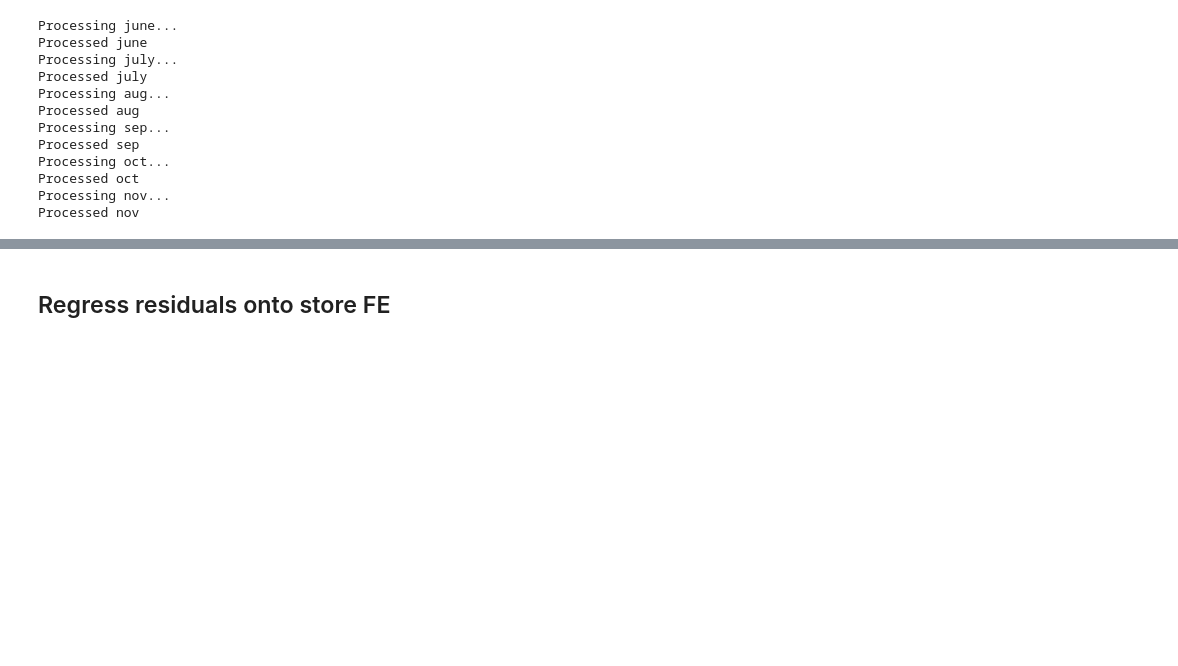
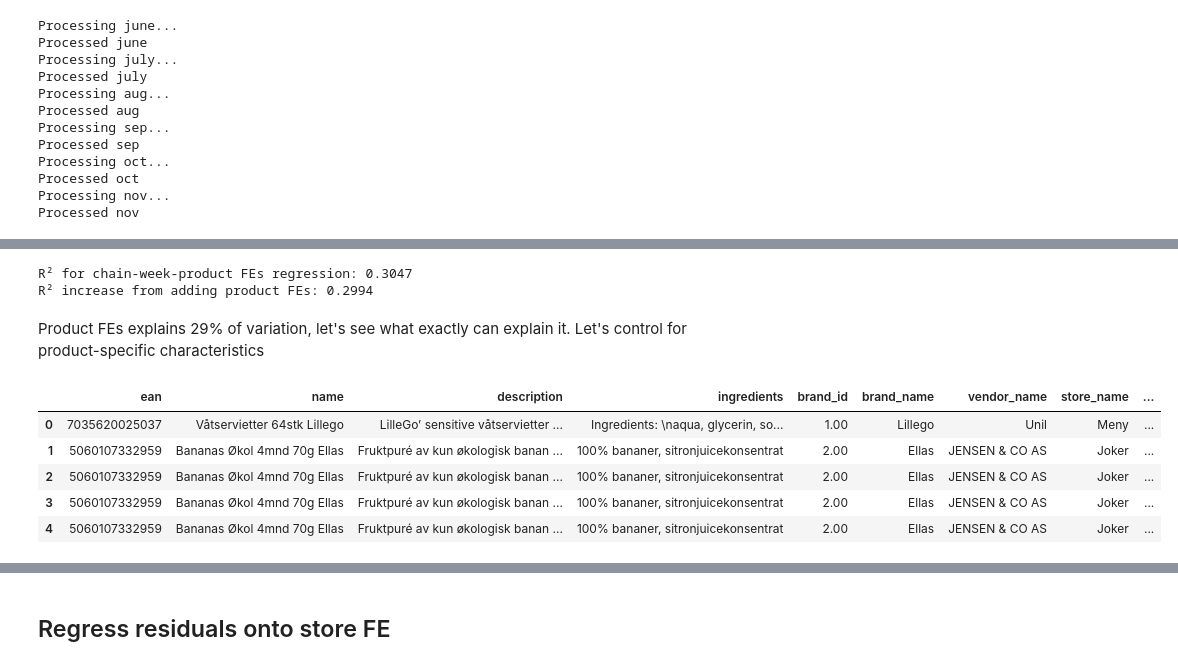
Before and after one commit to AOzhegova/Left-digit-pricing, a Jupyter notebook: code/var_decomposition.ipynb, the cells around one changed output, grey strips where cells are left out. Cells and saved outputs as stored; diff of their text form; code cells hidden in the pictures; blank space fills up the shorter version.

```diff
--- a/code/var_decomposition.ipynb
+++ b/code/var_decomposition.ipynb
@@ -181,3 +226,28 @@ Observations:  12035058
 ---
 
 None
+# %%
+resid1 = model1.resid()         # residuals from the FE-only regression
+sst1 = ((df_nonunique.krone_ends_with_nine - df_nonunique.krone_ends_with_nine.mean())**2).sum()
+ssr1 = (resid1**2).sum()
+r2_1 = 1 - ssr1/sst1
+print(f"R² for chain-week-product FEs regression: {r2_1:.4f}")
+print(f"R² increase from adding product FEs: {r2_1 - r2_0:.4f}")
+# %% [output]
+R² for chain-week-product FEs regression: 0.3047
+R² increase from adding product FEs: 0.2994
+# %% [markdown]
+Product FEs explains 29% of variation, let's see what exactly can explain it. Let's control for product-specific characteristics
+# %%
+vg_june = pd.read_stata(f'{datafolder}\\vg_june_2018.dta')
+vg_october = pd.read_stata(f'{datafolder}\\vg_october_2018.dta')
+kassalapp = pd.read_feather(f'{datafolder}\\kassalapp_data_food.ftr')
+# %%
+kassalapp.head()
+# %% [output]
+|  | ean | name | description | ingredients | brand_id | brand_name | vendor_name | store_name | ... |
+| 0 | 7035620025037 | Våtservietter 64stk Lillego | LilleGo’ sensitive våtservietter ... | Ingredients: \naqua, glycerin, so... | 1.00 | Lillego | Unil | Meny | ... |
+| 1 | 5060107332959 | Bananas Økol 4mnd 70g Ellas | Fruktpuré av kun økologisk banan ... | 100% bananer, sitronjuicekonsentrat | 2.00 | Ellas | JENSEN & CO AS | Joker | ... |
+| 2 | 5060107332959 | Bananas Økol 4mnd 70g Ellas | Fruktpuré av kun økologisk banan ... | 100% bananer, sitronjuicekonsentrat | 2.00 | Ellas | JENSEN & CO AS | Joker | ... |
+| 3 | 5060107332959 | Bananas Økol 4mnd 70g Ellas | Fruktpuré av kun økologisk banan ... | 100% bananer, sitronjuicekonsentrat | 2.00 | Ellas | JENSEN & CO AS | Joker | ... |
+| 4 | 5060107332959 | Bananas Økol 4mnd 70g Ellas | Fruktpuré av kun økologisk banan ... | 100% bananer, sitronjuicekonsentrat | 2.00 | Ellas | JENSEN & CO AS | Joker | ... |
```
Also changed, not shown: parts of 48 cells of this notebook, 1 other file.
